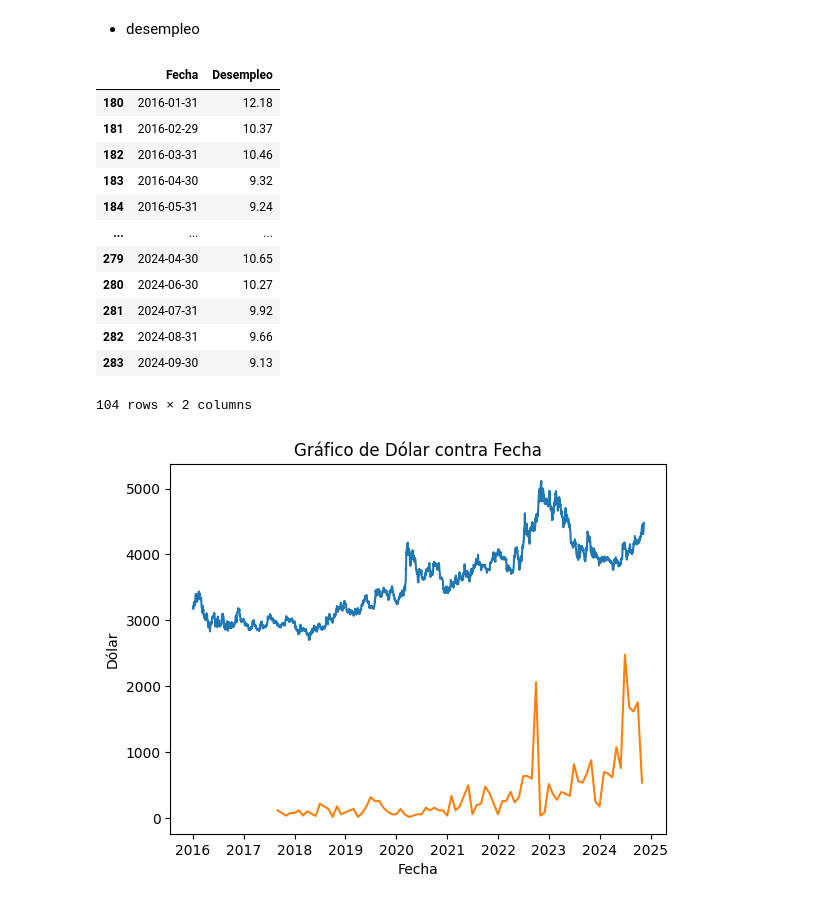
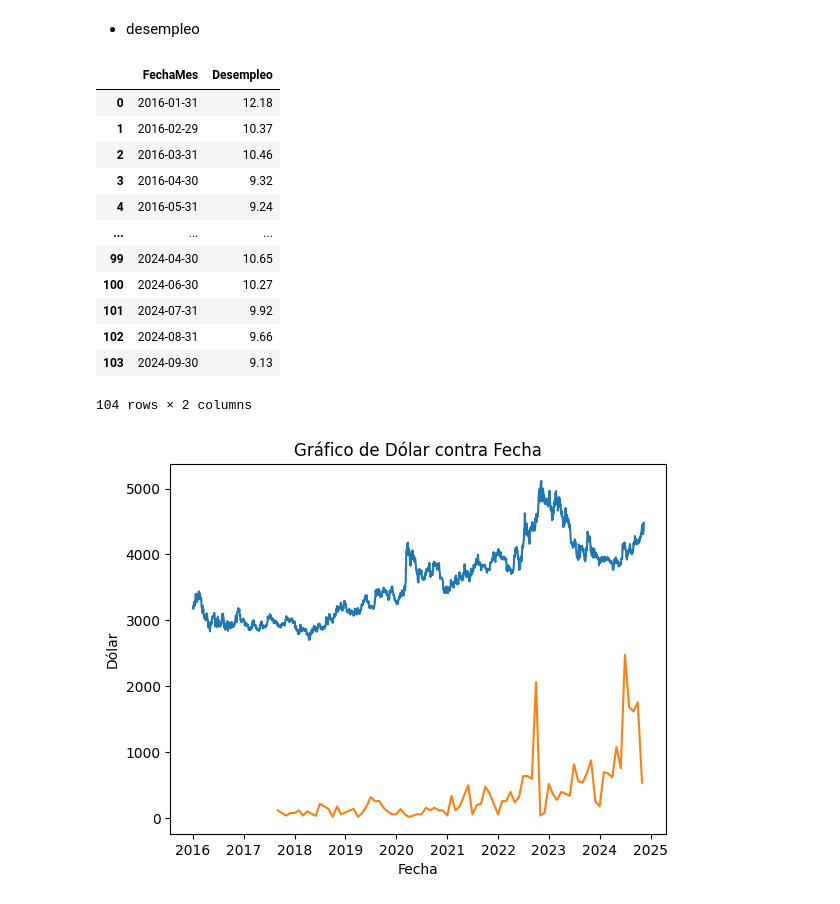
Before and after one commit to jaimereinoso2/SUMIQUIM_PILOTO, a Jupyter notebook: v1/app.ipynb, the cells around one changed output. Cells and saved outputs as stored; diff of their text form; code cells hidden in the pictures.

```diff
--- a/v1/app.ipynb
+++ b/v1/app.ipynb
@@ -109,20 +110,22 @@ dtype: object
 # %%
 dfdes = pd.read_excel('../Data Original/Desempleo.xlsx')
 dfdes = dfdes[dfdes['Fecha']>='2016-01-01']
+dfdes.columns = ['FechaMes','Desempleo']
+dfdes.reset_index(inplace=True,drop=True)
 dfdes
 # %% [output]
-|  | Fecha | Desempleo |
-| 180 | 2016-01-31 | 12.18 |
-| 181 | 2016-02-29 | 10.37 |
-| 182 | 2016-03-31 | 10.46 |
-| 183 | 2016-04-30 | 9.32 |
-| 184 | 2016-05-31 | 9.24 |
+|  | FechaMes | Desempleo |
+| 0 | 2016-01-31 | 12.18 |
+| 1 | 2016-02-29 | 10.37 |
+| 2 | 2016-03-31 | 10.46 |
+| 3 | 2016-04-30 | 9.32 |
+| 4 | 2016-05-31 | 9.24 |
 | ... | ... | ... |
-| 279 | 2024-04-30 | 10.65 |
-| 280 | 2024-06-30 | 10.27 |
-| 281 | 2024-07-31 | 9.92 |
-| 282 | 2024-08-31 | 9.66 |
-| 283 | 2024-09-30 | 9.13 |
+| 99 | 2024-04-30 | 10.65 |
+| 100 | 2024-06-30 | 10.27 |
+| 101 | 2024-07-31 | 9.92 |
+| 102 | 2024-08-31 | 9.66 |
+| 103 | 2024-09-30 | 9.13 |
 104 rows × 2 columns
 # %%
 sns.lineplot(data=dfd, x='Fecha', y='Dolar')
```
Also changed, not shown: parts of 6 cells of this notebook.
